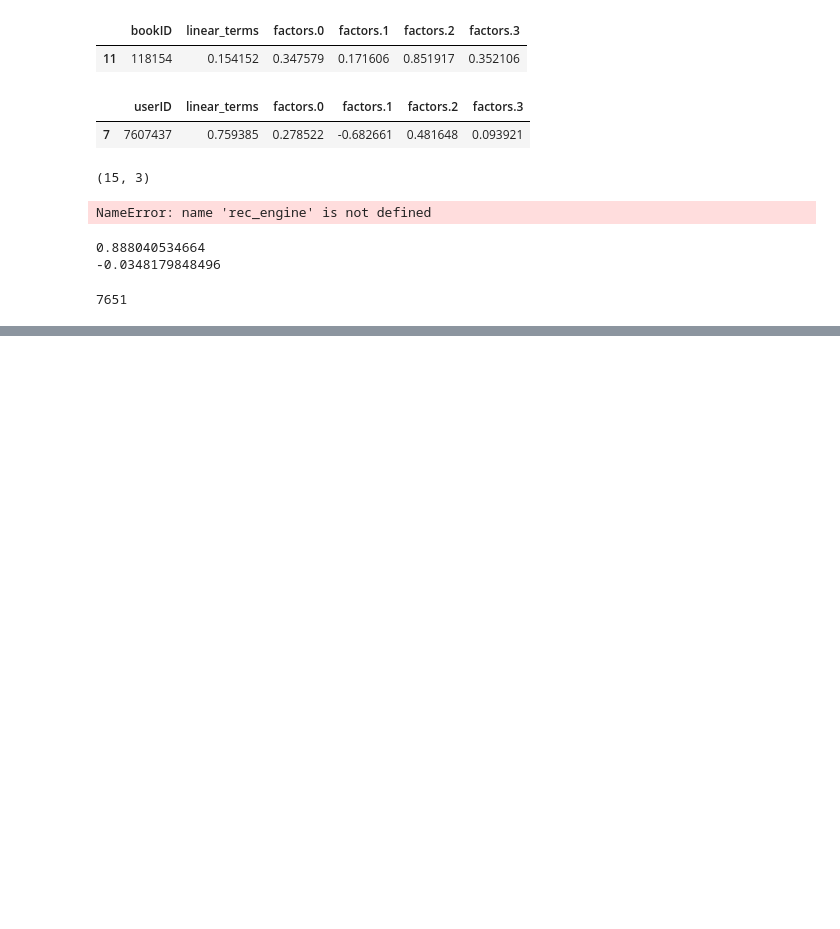
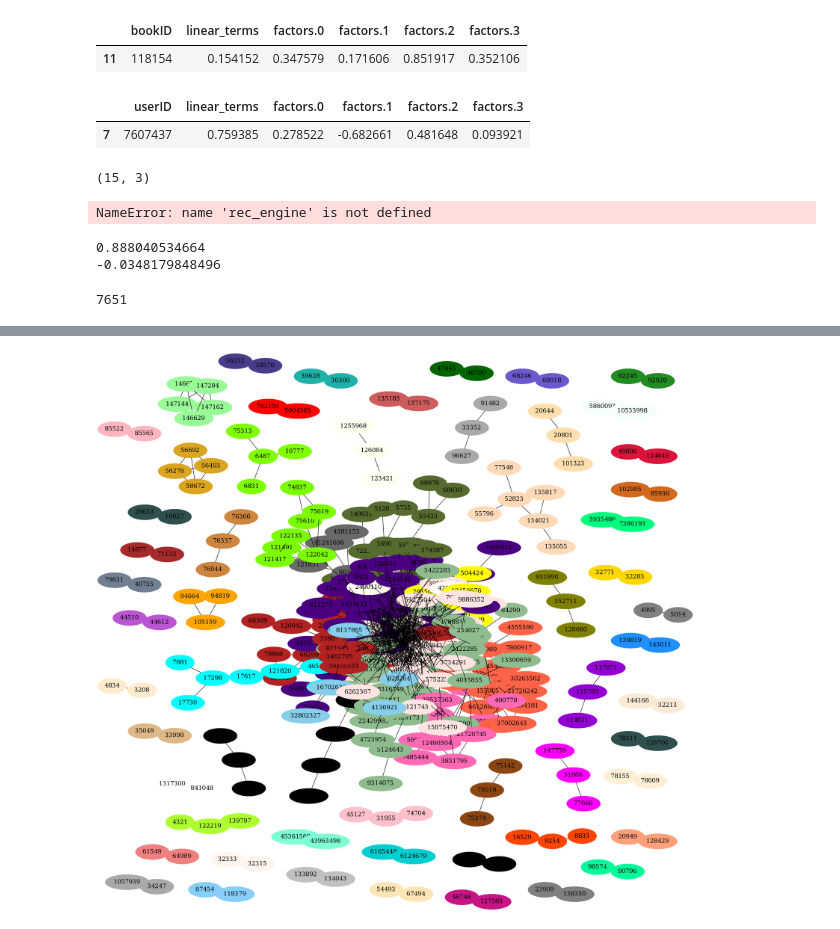
Before and after one commit to rfriel/goodreads_rating_prediction, a Jupyter notebook: src/scrape_explore.ipynb, the cells around one changed output, grey strips where cells are left out. Saved outputs shown, nothing was run; the diff lists cells and outputs as text; code cells hidden in the pictures; blank space fills up the shorter version.

```diff
--- a/src/scrape_explore.ipynb
+++ b/src/scrape_explore.ipynb
@@ -560,0 +544,9 @@ nx.draw(g, node_size=10, alpha=0.25)
+# %%
+g.graph['overlap']='True'
+
+nx.set_node_attributes(g, 'color', colorDict)
+nx.set_node_attributes(g, 'colorscheme', 'svg')
+nx.set_node_attributes(g, 'style', 'filled')
+# %%
+nxpd.draw(g, layout='neato', show='ipynb')
+# %% [output]
@@ -560,0 +555 @@ nx.draw(g, node_size=10, alpha=0.25)
+[figure, added]
```
Also changed, not shown: parts of 46 cells of this notebook, 2 other files.
